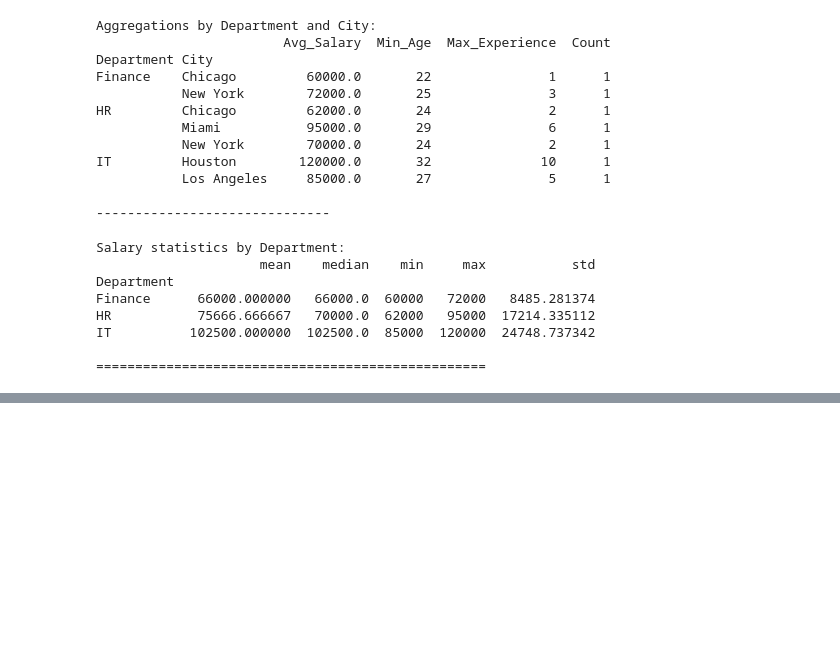
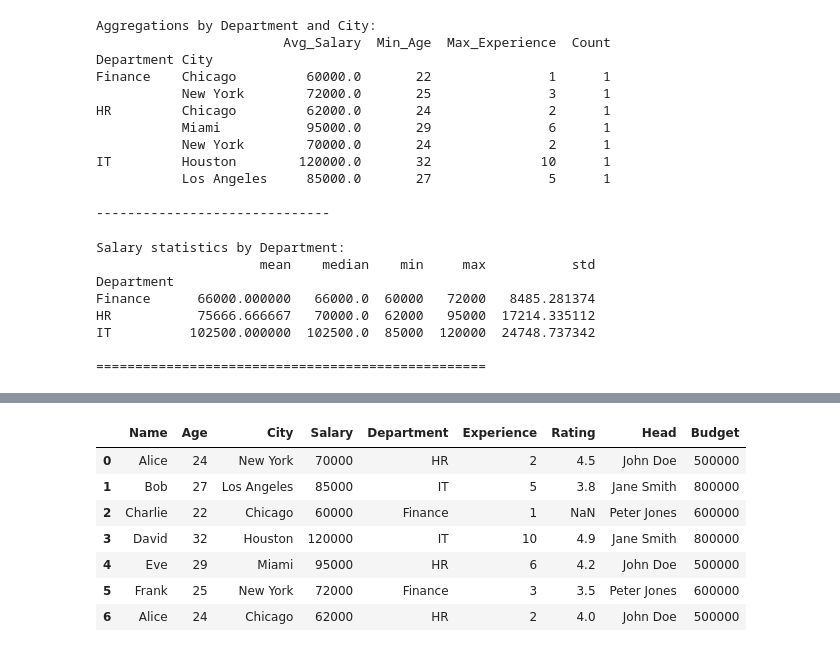
Before and after one commit to Ashu23Queen/my-local-project, a Jupyter notebook: study-plan-pandas/Data Manipulation.ipynb, the cells around one changed output, grey strips where cells are left out. Cells and saved outputs as stored; diff of their text form; code cells hidden in the pictures; blank space fills up the shorter version.

```diff
--- a/study-plan-pandas/Data Manipulation.ipynb
+++ b/study-plan-pandas/Data Manipulation.ipynb
@@ -177,0 +180,12 @@ IT          102500.000000  102500.0  85000  120000  24748.737342
+# %%
+# Create another DataFrame
+dep_info = pd.DataFrame({
+    'Department': ['HR', 'IT', 'Finance'],
+    'Head': ['John Doe', 'Jane Smith', 'Peter Jones'],
+    'Budget': [500000, 800000, 600000]
+})
+print("Original DataFrame:")
+print(df[['Name', 'Department', 'Salary']])
+print("\nDepartment Info DataFrame:")
+print(dep_info)
+print("\n" + "-"*30 + "\n")
@@ -177,0 +210,6 @@ IT          102500.000000  102500.0  85000  120000  24748.737342
+# %%
+# Inner Merge (default): Only rows with matching 'Department' in both DFs
+merged_df_inner = pd.merge(df, dep_info, on='Department', how='inner')
+print("Inner Merged DataFrame:")
+print(merged_df_inner)
+print("\n" + "-"*30 + "\n")
@@ -177,0 +237,11 @@ IT          102500.000000  102500.0  85000  120000  24748.737342
+# %%
+merged_df_inner
+# %% [output]
+|  | Name | Age | City | Salary | Department | Experience | Rating | Head | Budget |
+| 0 | Alice | 24 | New York | 70000 | HR | 2 | 4.5 | John Doe | 500000 |
+| 1 | Bob | 27 | Los Angeles | 85000 | IT | 5 | 3.8 | Jane Smith | 800000 |
+| 2 | Charlie | 22 | Chicago | 60000 | Finance | 1 | NaN | Peter Jones | 600000 |
+| 3 | David | 32 | Houston | 120000 | IT | 10 | 4.9 | Jane Smith | 800000 |
+| 4 | Eve | 29 | Miami | 95000 | HR | 6 | 4.2 | John Doe | 500000 |
+| 5 | Frank | 25 | New York | 72000 | Finance | 3 | 3.5 | Peter Jones | 600000 |
+| 6 | Alice | 24 | Chicago | 62000 | HR | 2 | 4.0 | John Doe | 500000 |
```
Also changed, not shown: parts of 9 cells of this notebook.
